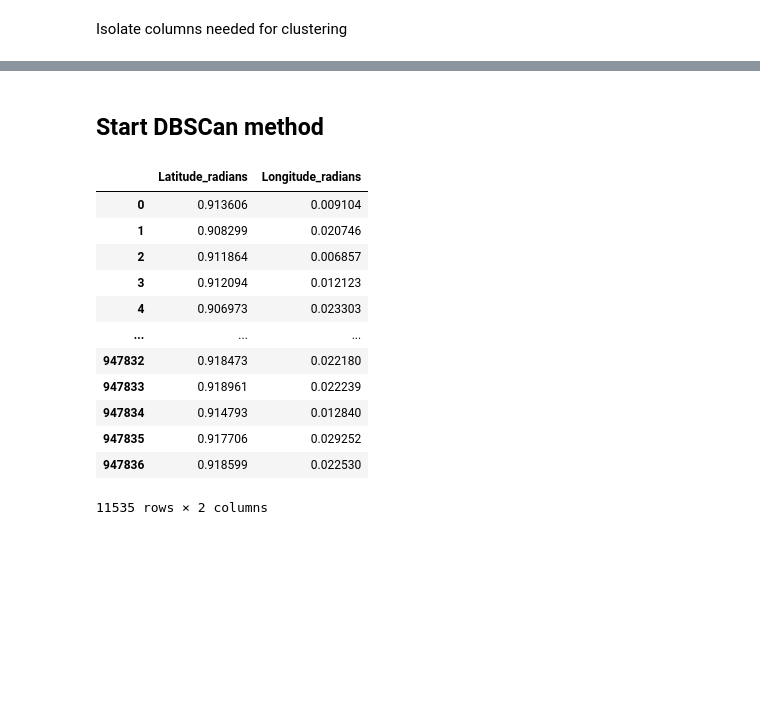
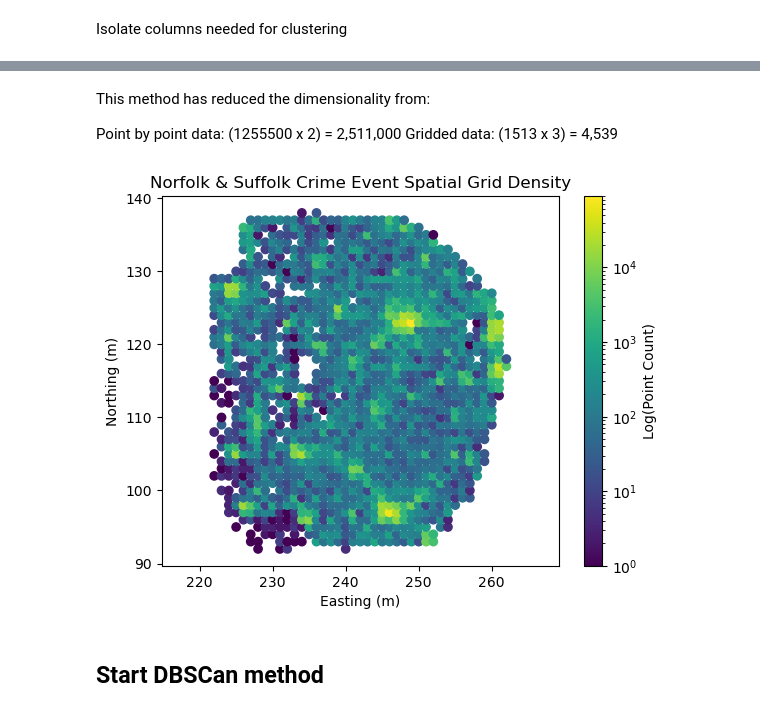
Before and after one commit to ClimatologyProjectProfile/crimetology, a Jupyter notebook: 1_spatial_clusters/spatial_clustering.ipynb, the cells around one changed output, grey strips where cells are left out. Saved outputs shown, nothing was run; the diff lists cells and outputs as text; code cells hidden in the pictures; blank space fills up the shorter version.

Commit message:
collapsing data dimensionality via spatial grid box weighting for clustering

```diff
--- a/1_spatial_clusters/spatial_clustering.ipynb
+++ b/1_spatial_clusters/spatial_clustering.ipynb
@@ -128,8 +134,0 @@ earths_radius = 6371.0088
-# %%
-# 2. Convert Lat/Lon to Radians
-features_df["Latitude_radians"] = np.radians(features_df["Latitude"].values)
-features_df["Longitude_radians"] = np.radians(features_df["Longitude"].values)
-# %%
-## add in a monthly cluster column to track which data points are assigned to clusters
-# -1 is the noise cluster
-features_df['monthly_cluster'] = np.int32(-1)
@@ -151,0 +157,7 @@ features_df
+# %%
+## now bin to start reducing dimensionality
+# put each easting and northing in a 50m**2 box
+#
+grid_width = 50
+features_df['grid_x'] = (features_df['x_m'] // (grid_width**2) ).astype(np.int32)
+features_df['grid_y'] = (features_df['y_m'] // (grid_width**2) ).astype(np.int32)
@@ -151,0 +180,3 @@ features_df
+# %%
+## now generate sample size per grid box (i.e. how many events are present per grid box)
+grid_df: DataFrame = features_df.groupby(by=['grid_x', 'grid_y']).size().reset_index(name='point_count')
@@ -152,3 +199,18 @@ features_df
+# %% [markdown]
+This method has reduced the dimensionality from:
+
+Point by point data: (1255500 x 2) = 2,511,000
+Gridded data: (1513 x 3) = 4,539
+# %%
+plt.scatter(x=grid_df['grid_x'],y=grid_df['grid_y'],c=grid_df['point_count'],cmap='viridis',norm=LogNorm())
+plt.colorbar(label='Log(Point Count)')
+plt.title(label='Norfolk & Suffolk Crime Event Spatial Grid Density')
+plt.xlabel(xlabel='Easting (m)')
+plt.ylabel(ylabel='Northing (m)')
+plt.axis('equal')  # Keeps true geographic proportions
+plt.show()
+# %% [output]
+[figure, added]
 # %% [markdown]
 ## Start DBSCan method
 # %%
@@ -162,20 +224,6 @@ months_list: list = features_df["Month"].drop_duplicates()
 # %%
 test_data: DataFrame = features_df.where(cond=features_df["Month"]==months_list[0]).dropna()[["Latitude_radians","Longitude_radians"]]
 test_data
-# %% [output]
-|  | Latitude_radians | Longitude_radians |
-| 0 | 0.913606 | 0.009104 |
-| 1 | 0.908299 | 0.020746 |
-| 2 | 0.911864 | 0.006857 |
-| 3 | 0.912094 | 0.012123 |
-| 4 | 0.906973 | 0.023303 |
-| ... | ... | ... |
-| 947832 | 0.918473 | 0.022180 |
-| 947833 | 0.918961 | 0.022239 |
-| 947834 | 0.914793 | 0.012840 |
-| 947835 | 0.917706 | 0.029252 |
-| 947836 | 0.918599 | 0.022530 |
-11535 rows × 2 columns
 # %%
 clusterer = DBSCAN(eps=epsilon, min_samples=monthly_min_events, algorithm='auto', metric='haversine', n_jobs=2)
 # %%
```
Also changed, not shown: parts of 16 cells of this notebook.
